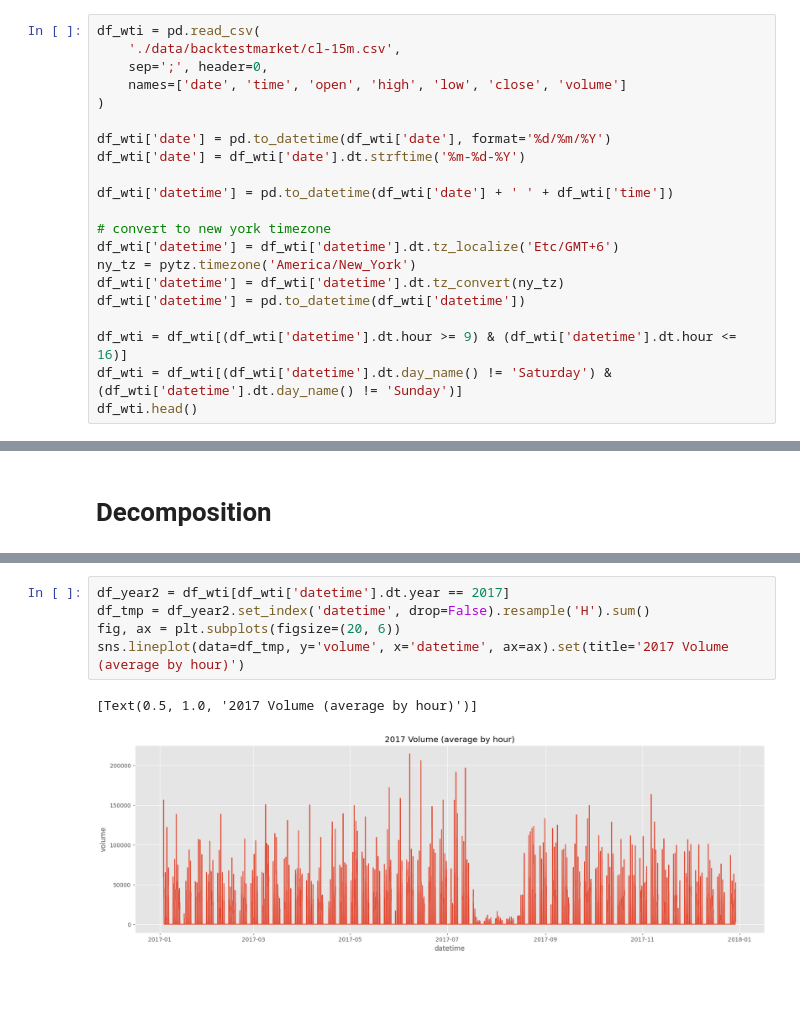
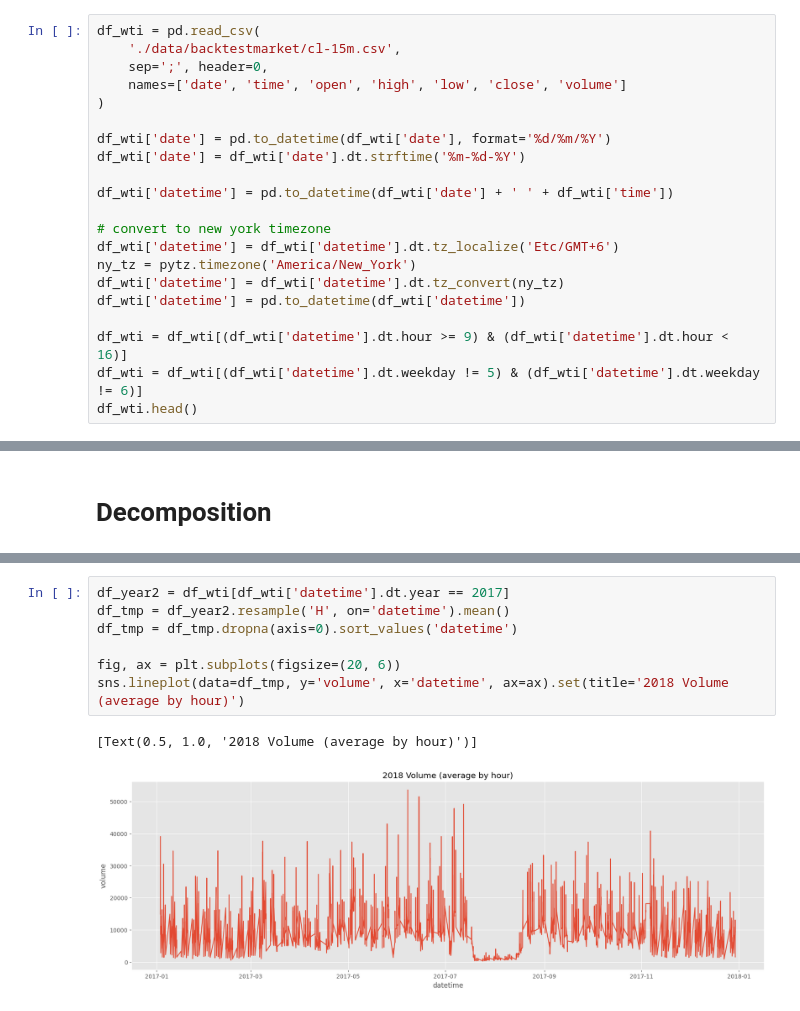
Before and after one commit to daQuincy/Takumi, a Jupyter notebook: 002 - decomposition.ipynb, the cells around one changed output, grey strips where cells are left out. Saved outputs shown, nothing was run; the diff lists cells and outputs as text; blank space fills up the shorter version.

```diff
--- a/002 - decomposition.ipynb
+++ b/002 - decomposition.ipynb
@@ -32,8 +34,8 @@ ny_tz = pytz.timezone('America/New_York')
 df_wti['datetime'] = df_wti['datetime'].dt.tz_convert(ny_tz)
 df_wti['datetime'] = pd.to_datetime(df_wti['datetime'])
 
-df_wti = df_wti[(df_wti['datetime'].dt.hour >= 9) & (df_wti['datetime'].dt.hour <= 16)]
-df_wti = df_wti[(df_wti['datetime'].dt.day_name() != 'Saturday') & (df_wti['datetime'].dt.day_name() != 'Sunday')]
+df_wti = df_wti[(df_wti['datetime'].dt.hour >= 9) & (df_wti['datetime'].dt.hour < 16)]
+df_wti = df_wti[(df_wti['datetime'].dt.weekday != 5) & (df_wti['datetime'].dt.weekday != 6)]
 df_wti.head()
 # %% [output]
 |  | date | time | open | high | low | close | volume | datetime |
@@ -283,11 +306,13 @@ sns.lineplot(data=df_tmp, y='volume', x='datetime', ax=ax).set(title='2018 Volum
 # %%
 df_year2 = df_wti[df_wti['datetime'].dt.year == 2017]
-df_tmp = df_year2.set_index('datetime', drop=False).resample('H').sum()
+df_tmp = df_year2.resample('H', on='datetime').mean()
+df_tmp = df_tmp.dropna(axis=0).sort_values('datetime')
+
 fig, ax = plt.subplots(figsize=(20, 6))
-sns.lineplot(data=df_tmp, y='volume', x='datetime', ax=ax).set(title='2017 Volume (average by hour)')
+sns.lineplot(data=df_tmp, y='volume', x='datetime', ax=ax).set(title='2018 Volume (average by hour)')
 # %% [output]
-[Text(0.5, 1.0, '2017 Volume (average by hour)')]
+[Text(0.5, 1.0, '2018 Volume (average by hour)')]
-[figure, old version]
+[figure, new version]
 # %%
 df_yfin = yf.download('CL=F', interval='1d', start='2018-01-01', end='2018-12-31')
 df_yfin['Date'] = df_yfin.index
```
Also changed, not shown: parts of 13 cells of this notebook.
